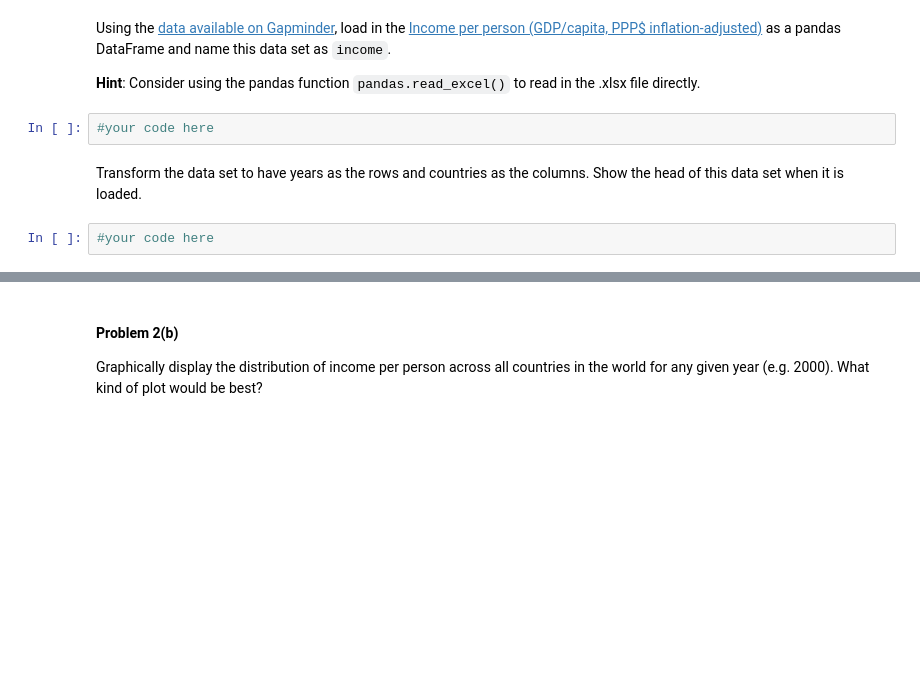
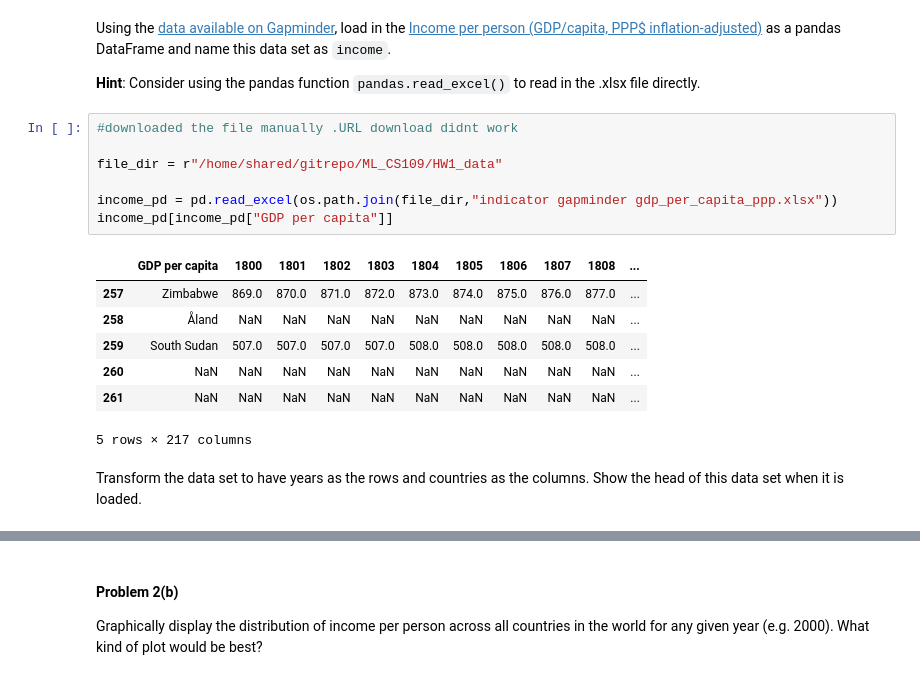
Before and after one commit to buzyjess/ML_CS109, a Jupyter notebook: HW1.ipynb, the cells around one changed output, grey strips where cells are left out. Drawn from its saved outputs; the diff is of its cells as text; blank space fills up the shorter version.

```diff
--- a/HW1.ipynb
+++ b/HW1.ipynb
@@ -254,9 +254,20 @@ countries_pd.head()
 Using the [data available on Gapminder](http://www.gapminder.org/data/), load in the [Income per person (GDP/capita, PPP$ inflation-adjusted)](https://spreadsheets.google.com/pub?key=phAwcNAVuyj1jiMAkmq1iMg&gid=0) as a pandas DataFrame and name this data set as `income`.
 
 **Hint**: Consider using the pandas function `pandas.read_excel()` to read in the .xlsx file directly.
-# %%
-#your code here
+# %%
+#downloaded the file manually .URL download didnt work
+
+file_dir = r"/home/shared/gitrepo/ML_CS109/HW1_data"
+
+income_pd = pd.read_excel(os.path.join(file_dir,"indicator gapminder gdp_per_capita_ppp.xlsx"))
+income_pd[income_pd["GDP per capita"]]
+# %% [output]
+|  | GDP per capita | 1800 | 1801 | 1802 | 1803 | 1804 | 1805 | 1806 | 1807 | 1808 | ... |
+| 257 | Zimbabwe | 869.0 | 870.0 | 871.0 | 872.0 | 873.0 | 874.0 | 875.0 | 876.0 | 877.0 | ... |
+| 258 | Åland | NaN | NaN | NaN | NaN | NaN | NaN | NaN | NaN | NaN | ... |
+| 259 | South Sudan | 507.0 | 507.0 | 507.0 | 507.0 | 508.0 | 508.0 | 508.0 | 508.0 | 508.0 | ... |
+| 260 | NaN | NaN | NaN | NaN | NaN | NaN | NaN | NaN | NaN | NaN | ... |
+| 261 | NaN | NaN | NaN | NaN | NaN | NaN | NaN | NaN | NaN | NaN | ... |
+5 rows × 217 columns
 # %% [markdown]
 Transform the data set to have years as the rows and countries as the columns. Show the head of this data set when it is loaded.
-# %%
-#your code here
```
Also changed, not shown: parts of 1 cell of this notebook.
